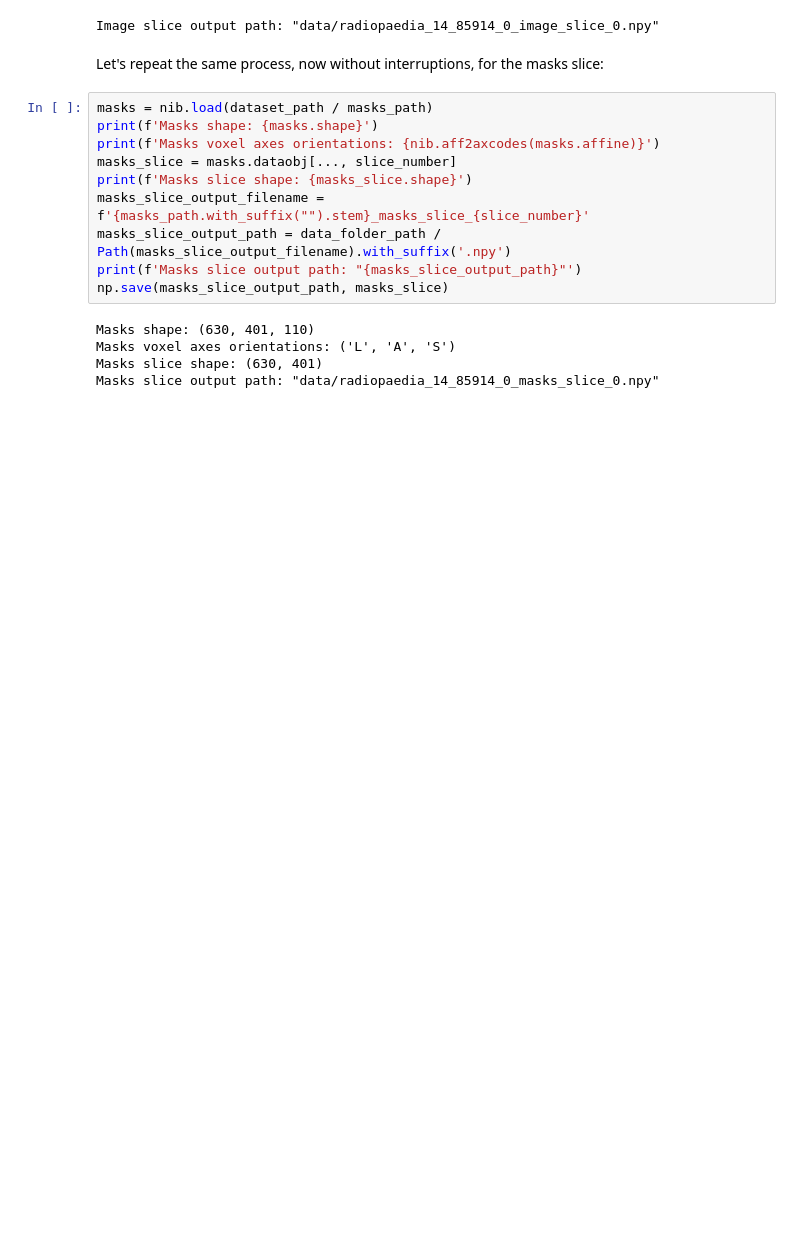
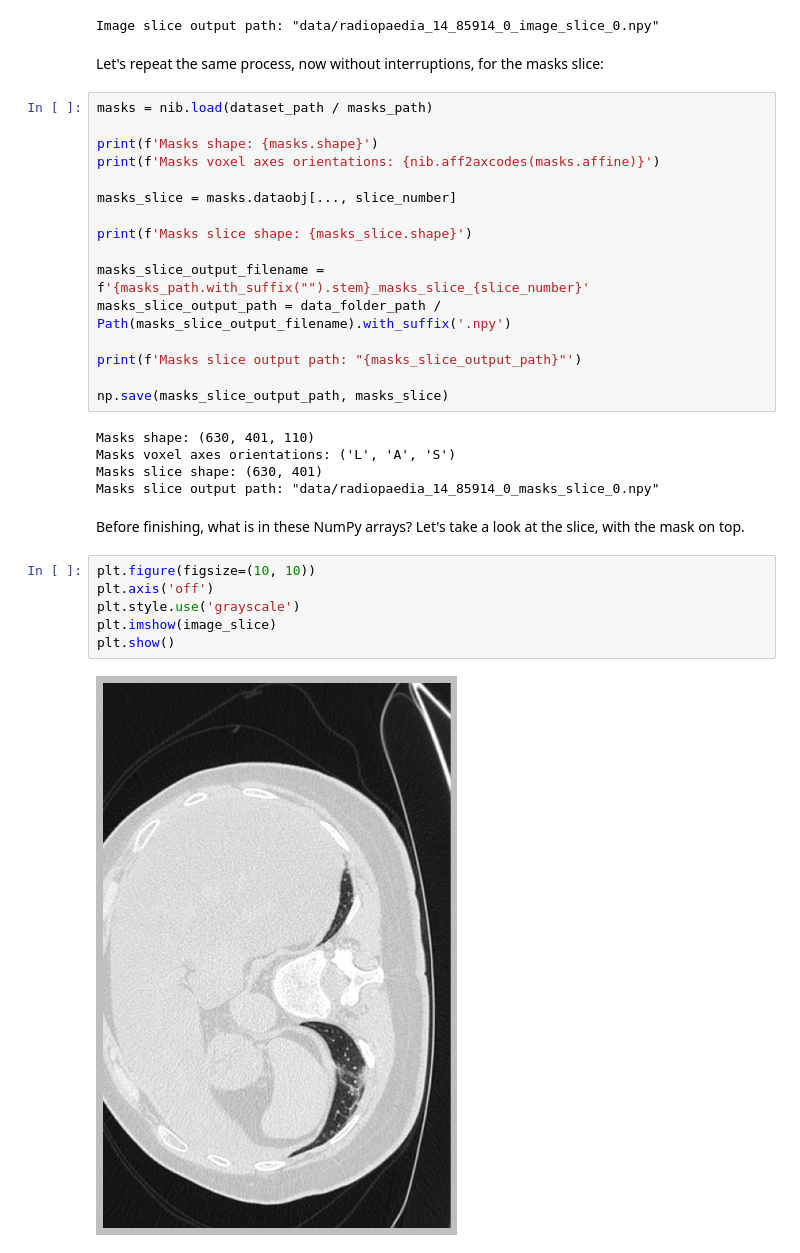
Before and after one commit to i3uex/sam, a Jupyter notebook: notebooks/get_slice.ipynb, the cells around one changed output. Saved outputs shown, nothing was run; the diff lists cells and outputs as text; blank space fills up the shorter version.

```diff
--- a/notebooks/get_slice.ipynb
+++ b/notebooks/get_slice.ipynb
@@ -47,16 +55,32 @@ Image slice output path: "data/radiopaedia_14_85914_0_image_slice_0.npy"
 Let's repeat the same process, now without interruptions, for the masks slice:
 # %%
 masks = nib.load(dataset_path / masks_path)
+
 print(f'Masks shape: {masks.shape}')
 print(f'Masks voxel axes orientations: {nib.aff2axcodes(masks.affine)}')
+
 masks_slice = masks.dataobj[..., slice_number]
+
 print(f'Masks slice shape: {masks_slice.shape}')
+
 masks_slice_output_filename = f'{masks_path.with_suffix("").stem}_masks_slice_{slice_number}'
 masks_slice_output_path = data_folder_path / Path(masks_slice_output_filename).with_suffix('.npy')
+
 print(f'Masks slice output path: "{masks_slice_output_path}"')
+
 np.save(masks_slice_output_path, masks_slice)
 # %% [output]
 Masks shape: (630, 401, 110)
 Masks voxel axes orientations: ('L', 'A', 'S')
 Masks slice shape: (630, 401)
 Masks slice output path: "data/radiopaedia_14_85914_0_masks_slice_0.npy"
+# %% [markdown]
+Before finishing, what is in these NumPy arrays? Let's take a look at the slice, with the mask on top.
+# %%
+plt.figure(figsize=(10, 10))
+plt.axis('off')
+plt.style.use('grayscale')
+plt.imshow(image_slice)
+plt.show()
+# %% [output]
+[figure, added]
```
Also changed, not shown: parts of 9 cells of this notebook, 2 other files.
